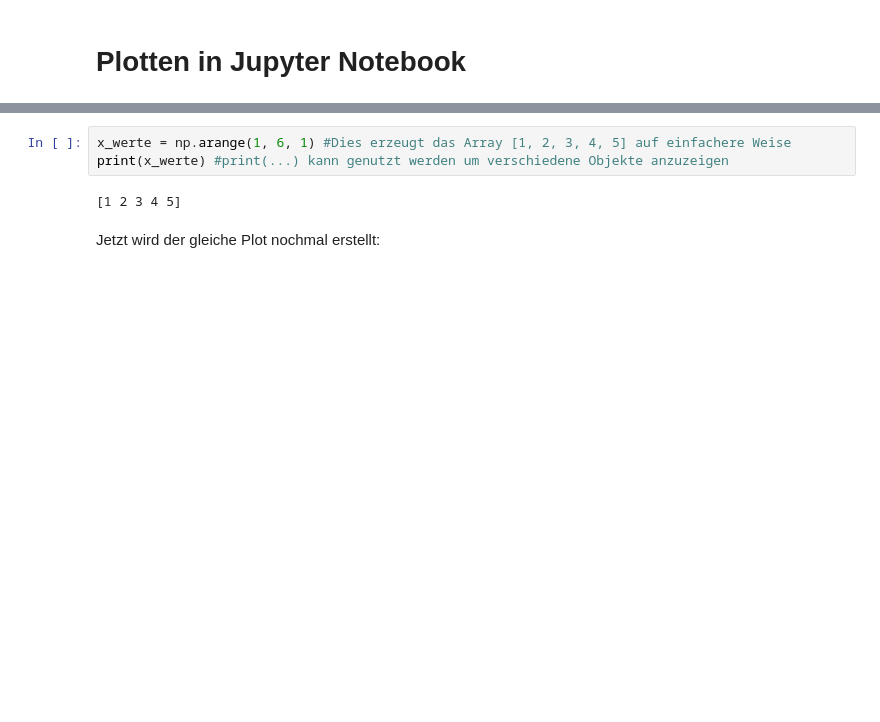
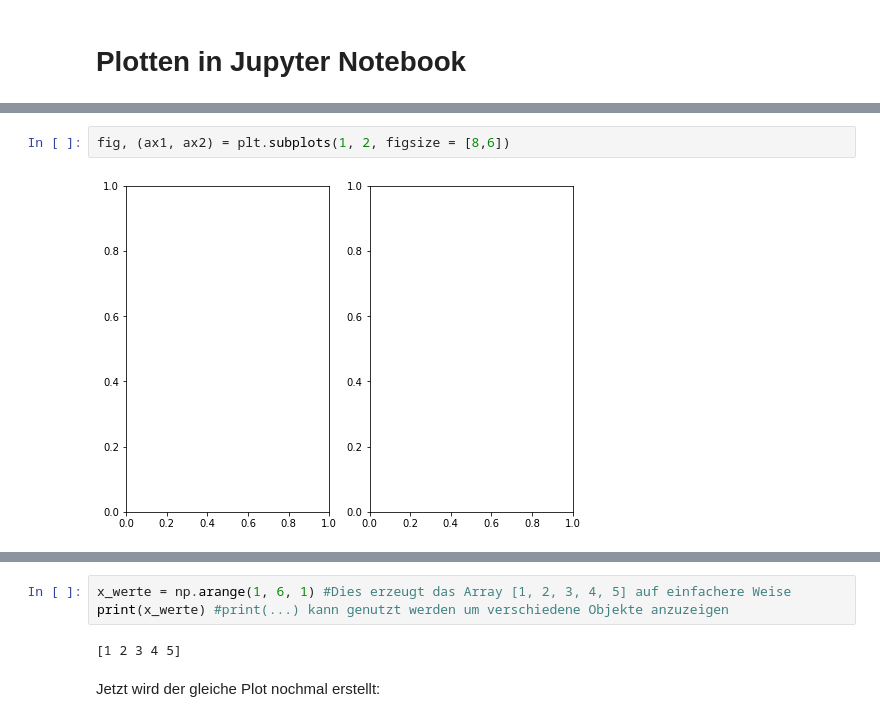
Before and after one commit to NadjaLessing/Schuelerkontaktstudium, a Jupyter notebook: Plotten_fuer_schueler.ipynb, the cells around one changed output, grey strips where cells are left out. Drawn from its saved outputs; the diff is of its cells as text; blank space fills up the shorter version.

```diff
--- a/Plotten_fuer_schueler.ipynb
+++ b/Plotten_fuer_schueler.ipynb
@@ -12,0 +47,4 @@ Nun wird ein einfacher Plot erstellt, bei dem y-Werte über x-Werte aufgetragen
+# %%
+fig, (ax1, ax2) = plt.subplots(1, 2, figsize = [8,6])
+# %% [output]
+[figure, added]
```
Also changed, not shown: parts of 25 cells of this notebook, 1 other file.
